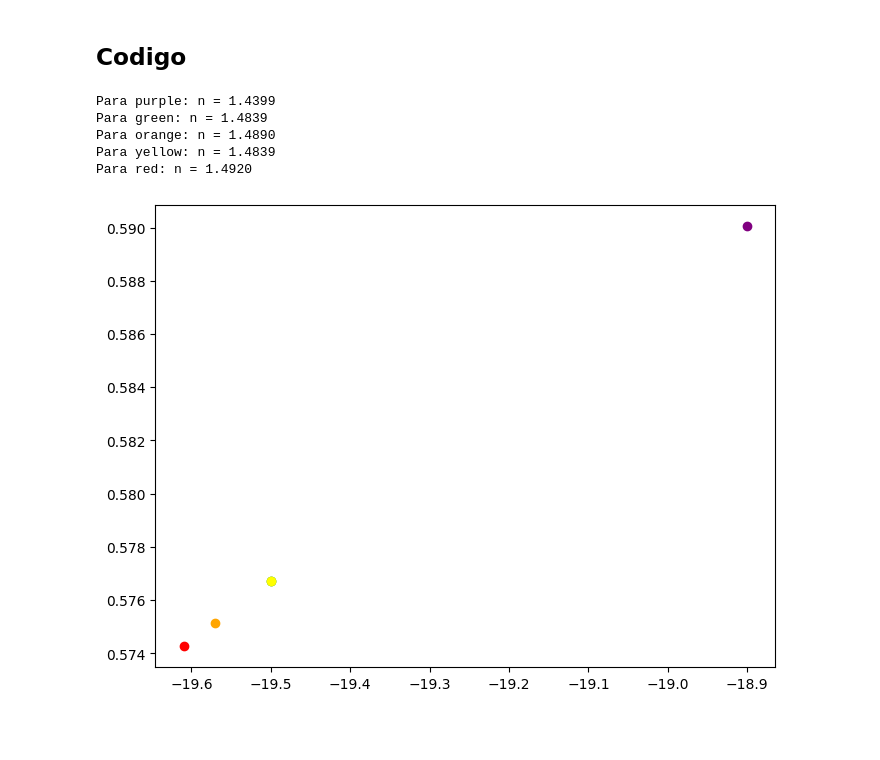
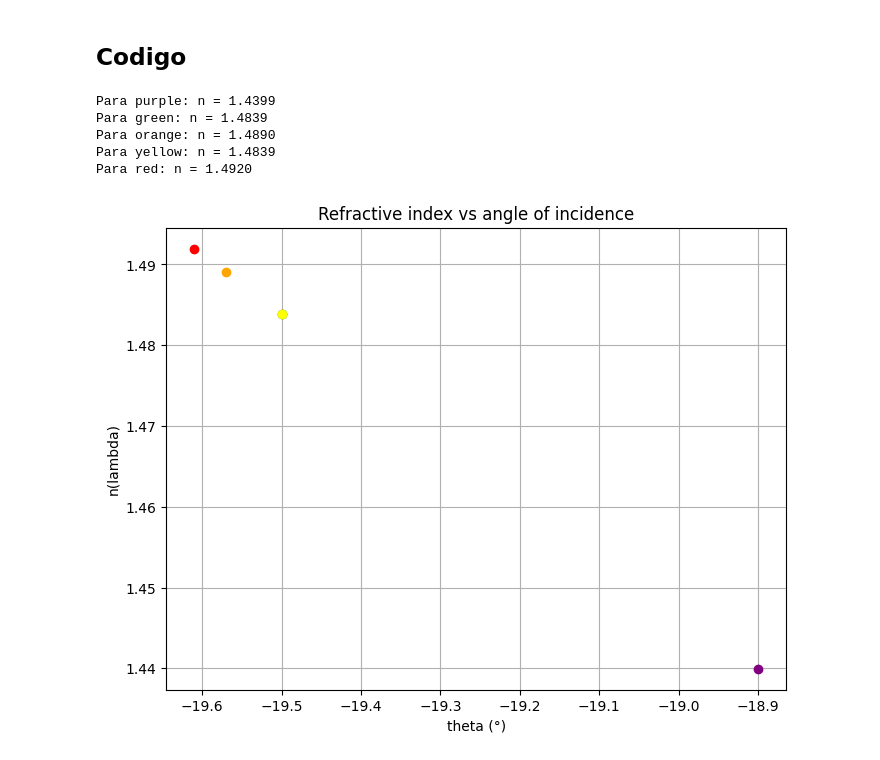
Before and after one commit to Edgarfevi/Proyectos, a Jupyter notebook: Proyectos_python/FISICA/TEIII/archivos_py/practica_libre.ipynb, the cells around one changed output. Drawn from its saved outputs; the diff is of its cells as text; code cells hidden in the pictures; blank space fills up the shorter version.

```diff
--- a/Proyectos_python/FISICA/TEIII/archivos_py/practica_libre.ipynb
+++ b/Proyectos_python/FISICA/TEIII/archivos_py/practica_libre.ipynb
@@ -10,31 +10,35 @@ import numpy as np
 # %%
 def n(theta,A=45): #n(lambda)
     theta = np.radians(theta)
     A = np.radians(A)
 
     return np.sin((A + theta)/2) / np.sin(A/2)
 ## Hg
 theta = [91.10-110,90.50-110,90.43-110,90.5-110,90.39-110]
 color = ['purple','green','orange','yellow','red']
 # Verde lima
 def nEdgar(theta,A=30):
 
     theta = np.radians(theta)
     return np.sin(theta)/np.sin(np.deg2rad(-13)) #n(lambda)
 
 
 plt.figure(figsize=(8,6))
 for i in range(len(theta)):
-    plt.plot(theta[i], n(theta[i]), 'o', color=color[i])
+    plt.plot(theta[i], nEdgar(theta[i]), 'o', color=color[i])
+    plt.xlabel('theta (°)')
+    plt.ylabel('n(lambda)')
+    plt.title('Refractive index vs angle of incidence')
+    plt.grid()
     print(f'Para {color[i]}: n = {nEdgar(theta[i]):.4f}')
 plt.show()
 # %% [output]
 Para purple: n = 1.4399
 Para green: n = 1.4839
 Para orange: n = 1.4890
 Para yellow: n = 1.4839
 Para red: n = 1.4920
-[figure, old version]
+[figure, new version]
 # %%
 theta = [91.10,91.00, 90.6,90.40 ]
 color = ['purple','blue','green','lime']
```
Also changed, not shown: parts of 1 cell of this notebook.
